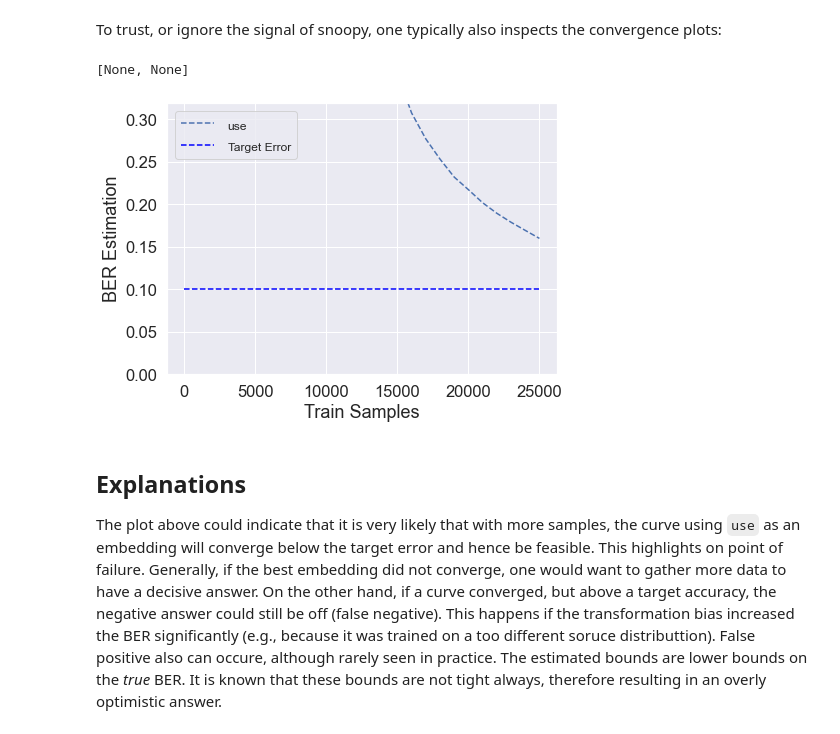
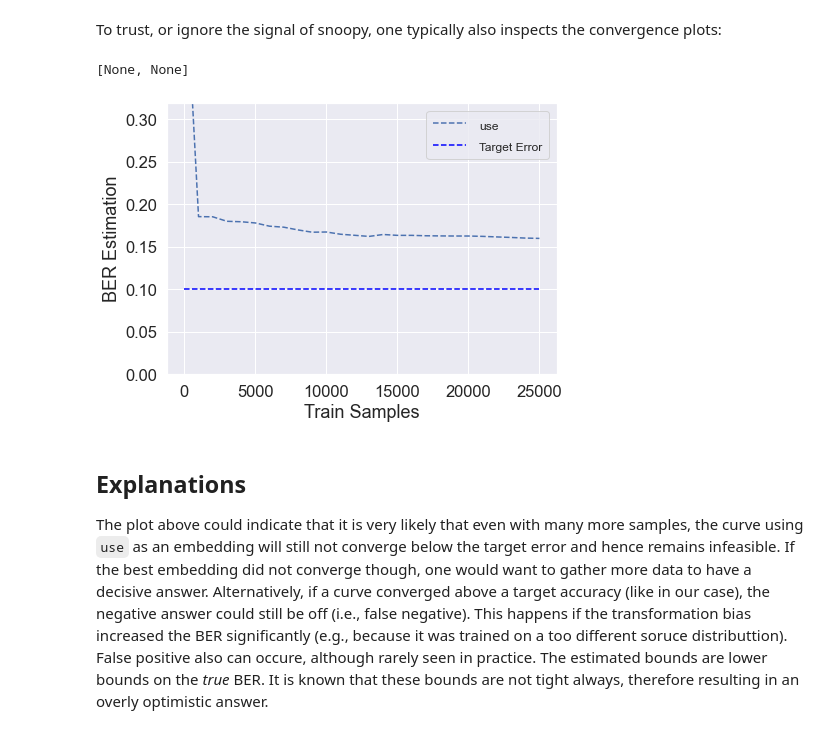
Before and after one commit to easeml/snoopy, a Jupyter notebook: ExampleUsage.ipynb, the cells around one changed output. Drawn from its saved outputs; the diff is of its cells as text; code cells hidden in the pictures.

````diff
--- a/ExampleUsage.ipynb
+++ b/ExampleUsage.ipynb
@@ -128,39 +132,39 @@ train_size = 0
 f = plt.figure(figsize=(7, 5))
 for idx, k in enumerate(models.keys()):
     f = path.join(results_folder, "{0}.npz".format(k))
     if not path.exists(f):
         continue
 
     items = np.load(f)
 
-    ax = sns.lineplot(x=items['n'][1:], y=items['ber'][1:])
+    ax = sns.lineplot(x=items['n'], y=items['ber'])
 
-    min_tn = min(min_tn, min(items['ber'][1:]))
-    train_size = max(train_size, max(items['n'][1:]))
+    min_tn = min(min_tn, min(items['ber']))
+    train_size = max(train_size, max(items['n']))
 
     ax.lines[-1].set_linestyle("--")
     ax.lines[-1].set_label("{}".format(k))
 
 if target is not None:
   x = [0, train_size]
   sns.lineplot(x=x, y=[target]*len(x), ax=ax)
   ax.lines[-1].set_color("Blue")
   ax.lines[-1].set_linestyle("--")
   ax.lines[-1].set_label("Target Error")
 
 ax.legend()
 
 ax.set_ylim(0.0, min(1.0, max(target, min_tn)*2.0))
 ax.set_ylabel("BER Estimation")
 ax.set_xlabel("Train Samples")
 
 plt.setp(ax.get_legend().get_texts(), fontsize='12') # for legend text
 plt.setp(ax.get_legend().get_title(), fontsize='14') # for legend title
 # %% [output]
 [None, None]
-[figure, old version]
+[figure, new version]
 # %% [markdown]
 ## Explanations
 
-The plot above could indicate that it is very likely that with more samples, the curve using ```use``` as an embedding will converge below the target error and hence be feasible. This highlights on point of failure. Generally, if the best embedding did not converge, one would want to gather more data to have a decisive answer. On the other hand, if a curve converged, but above a target accuracy, the negative answer could still be off (false negative). This happens if the transformation bias increased the BER significantly (e.g., because it was trained on a too different soruce distributtion).
+The plot above could indicate that it is very likely that even with many more samples, the curve using ```use``` as an embedding will still not converge below the target error and hence remains infeasible. If the best embedding did not converge though, one would want to gather more data to have a decisive answer. Alternatively, if a curve converged above a target accuracy (like in our case), the negative answer could still be off (i.e., false negative). This happens if the transformation bias increased the BER significantly (e.g., because it was trained on a too different soruce distributtion).
 False positive also can occure, although rarely seen in practice. The estimated bounds are lower bounds on the _true_ BER. It is known that these bounds are not tight always, therefore resulting in an overly optimistic answer.
````
Also changed, not shown: parts of 5 cells of this notebook, 2 other files.
